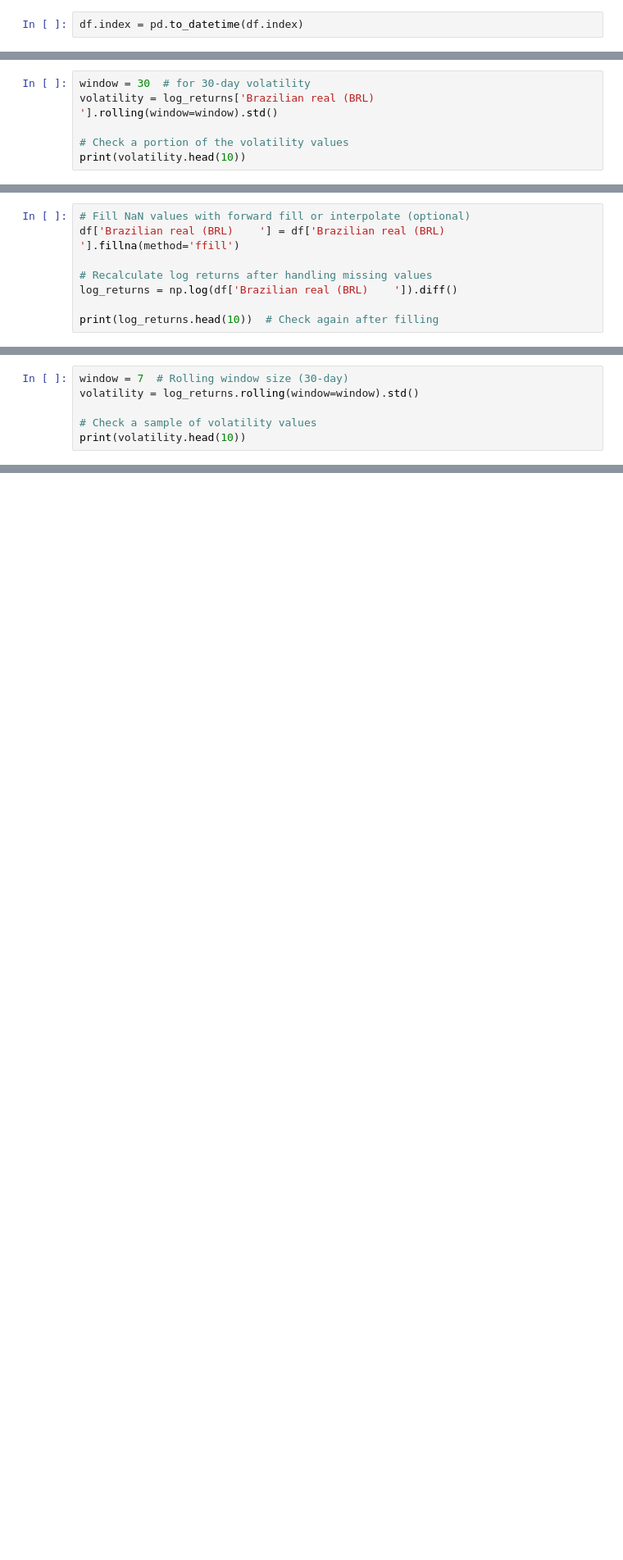
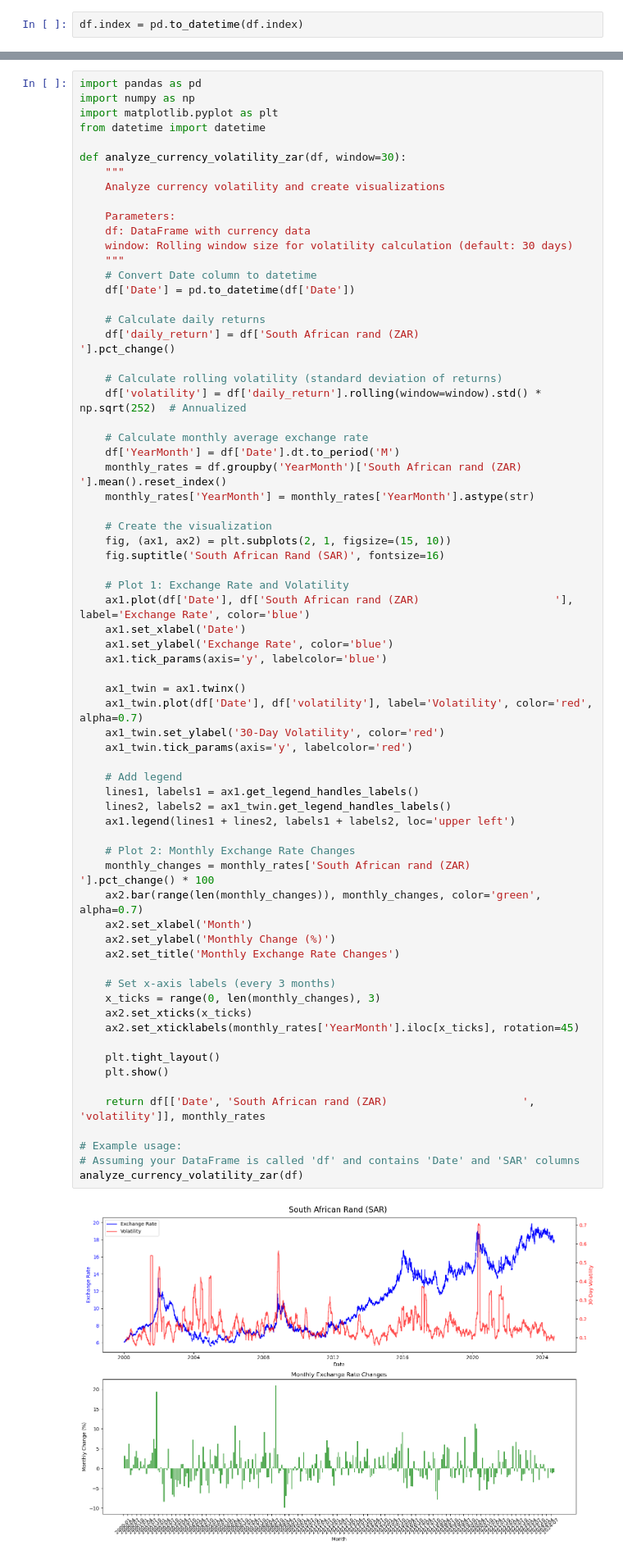
Before and after one commit to FleetHalf/Aditya-Thesis, a Jupyter notebook: Foreign Exchange.ipynb, the cells around one changed output, grey strips where cells are left out. Shown at 82% size. Cells and saved outputs as stored; diff of their text form; blank space fills up the shorter version.

Commit message:
Plotted the monthly rates and volatility for the BRICS nations

```diff
--- a/Foreign Exchange.ipynb
+++ b/Foreign Exchange.ipynb
@@ -1137,6 +1076,0 @@ Name: Brazilian real (BRL)    , dtype: float64
-# %%
-window = 30  # for 30-day volatility
-volatility = log_returns['Brazilian real (BRL)    '].rolling(window=window).std()
-
-# Check a portion of the volatility values
-print(volatility.head(10))
@@ -1183,8 +1076,0 @@ Handling missing data appropriately
-# %%
-# Fill NaN values with forward fill or interpolate (optional)
-df['Brazilian real (BRL)    '] = df['Brazilian real (BRL)    '].fillna(method='ffill')
-
-# Recalculate log returns after handling missing values
-log_returns = np.log(df['Brazilian real (BRL)    ']).diff()
-
-print(log_returns.head(10))  # Check again after filling
@@ -1221,6 +1076,0 @@ Name: Brazilian real (BRL)    , Length: 6254, dtype: float64
-# %%
-window = 7  # Rolling window size (30-day)
-volatility = log_returns.rolling(window=window).std()
-
-# Check a sample of volatility values
-print(volatility.head(10))
@@ -1239,0 +1077,70 @@ Name: Brazilian real (BRL)    , dtype: float64
+# %%
+import pandas as pd
+import numpy as np
+import matplotlib.pyplot as plt
+from datetime import datetime
+
+def analyze_currency_volatility_zar(df, window=30):
+    """
+    Analyze currency volatility and create visualizations
+
+    Parameters:
+    df: DataFrame with currency data
+    window: Rolling window size for volatility calculation (default: 30 days)
+    """
+    # Convert Date column to datetime
+    df['Date'] = pd.to_datetime(df['Date'])
+
+    # Calculate daily returns
+    df['daily_return'] = df['South African rand (ZAR)                     '].pct_change()
+
+    # Calculate rolling volatility (standard deviation of returns)
+    df['volatility'] = df['daily_return'].rolling(window=window).std() * np.sqrt(252)  # Annualized
+
+    # Calculate monthly average exchange rate
+    df['YearMonth'] = df['Date'].dt.to_period('M')
+    monthly_rates = df.groupby('YearMonth')['South African rand (ZAR)                     '].mean().reset_index()
+    monthly_rates['YearMonth'] = monthly_rates['YearMonth'].astype(str)
+
+    # Create the visualization
+    fig, (ax1, ax2) = plt.subplots(2, 1, figsize=(15, 10))
+    fig.suptitle('South African Rand (SAR)', fontsize=16)
+
+    # Plot 1: Exchange Rate and Volatility
+    ax1.plot(df['Date'], df['South African rand (ZAR)                     '], label='Exchange Rate', color='blue')
+    ax1.set_xlabel('Date')
+    ax1.set_ylabel('Exchange Rate', color='blue')
+    ax1.tick_params(axis='y', labelcolor='blue')
+
+    ax1_twin = ax1.twinx()
+    ax1_twin.plot(df['Date'], df['volatility'], label='Volatility', color='red', alpha=0.7)
+    ax1_twin.set_ylabel('30-Day Volatility', color='red')
+    ax1_twin.tick_params(axis='y', labelcolor='red')
+
+    # Add legend
+    lines1, labels1 = ax1.get_legend_handles_labels()
+    lines2, labels2 = ax1_twin.get_legend_handles_labels()
+    ax1.legend(lines1 + lines2, labels1 + labels2, loc='upper left')
+
+    # Plot 2: Monthly Exchange Rate Changes
+    monthly_changes = monthly_rates['South African rand (ZAR)                     '].pct_change() * 100
+    ax2.bar(range(len(monthly_changes)), monthly_changes, color='green', alpha=0.7)
+    ax2.set_xlabel('Month')
+    ax2.set_ylabel('Monthly Change (%)')
+    ax2.set_title('Monthly Exchange Rate Changes')
+
+    # Set x-axis labels (every 3 months)
+    x_ticks = range(0, len(monthly_changes), 3)
+    ax2.set_xticks(x_ticks)
+    ax2.set_xticklabels(monthly_rates['YearMonth'].iloc[x_ticks], rotation=45)
+
+    plt.tight_layout()
+    plt.show()
+
+    return df[['Date', 'South African rand (ZAR)                     ', 'volatility']], monthly_rates
+
+# Example usage:
+# Assuming your DataFrame is called 'df' and contains 'Date' and 'SAR' columns
+analyze_currency_volatility_zar(df)
+# %% [output]
+[figure, added]
```
Also changed, not shown: parts of 28 cells of this notebook, 2 other files.
